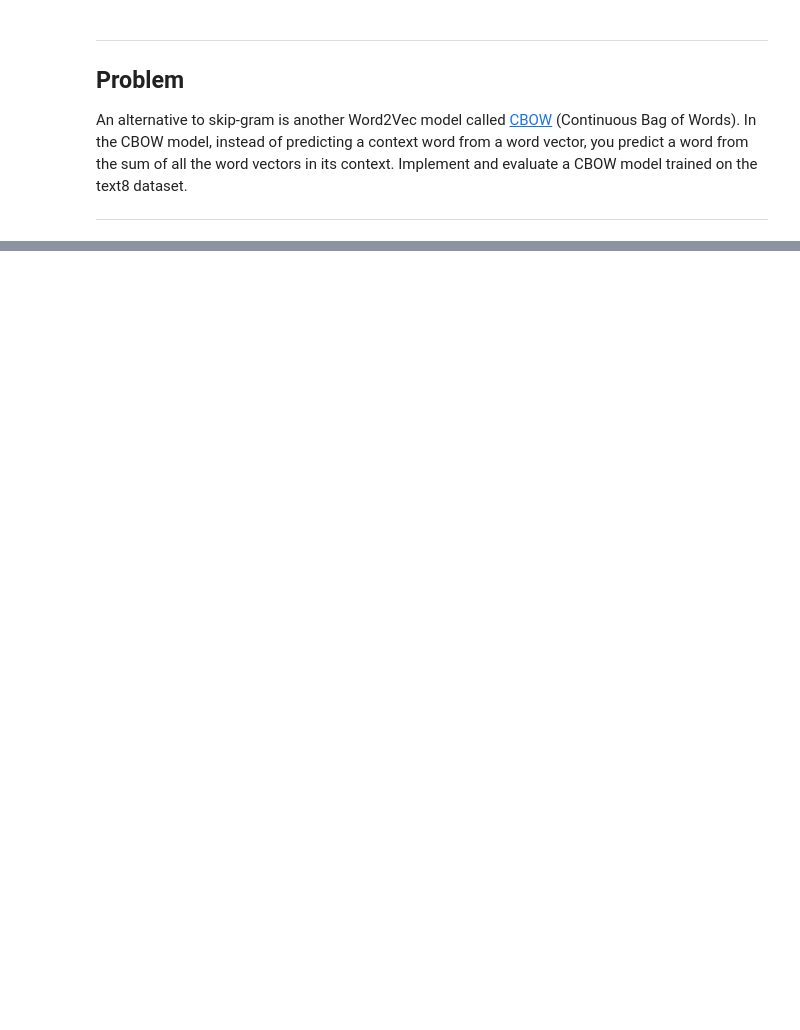
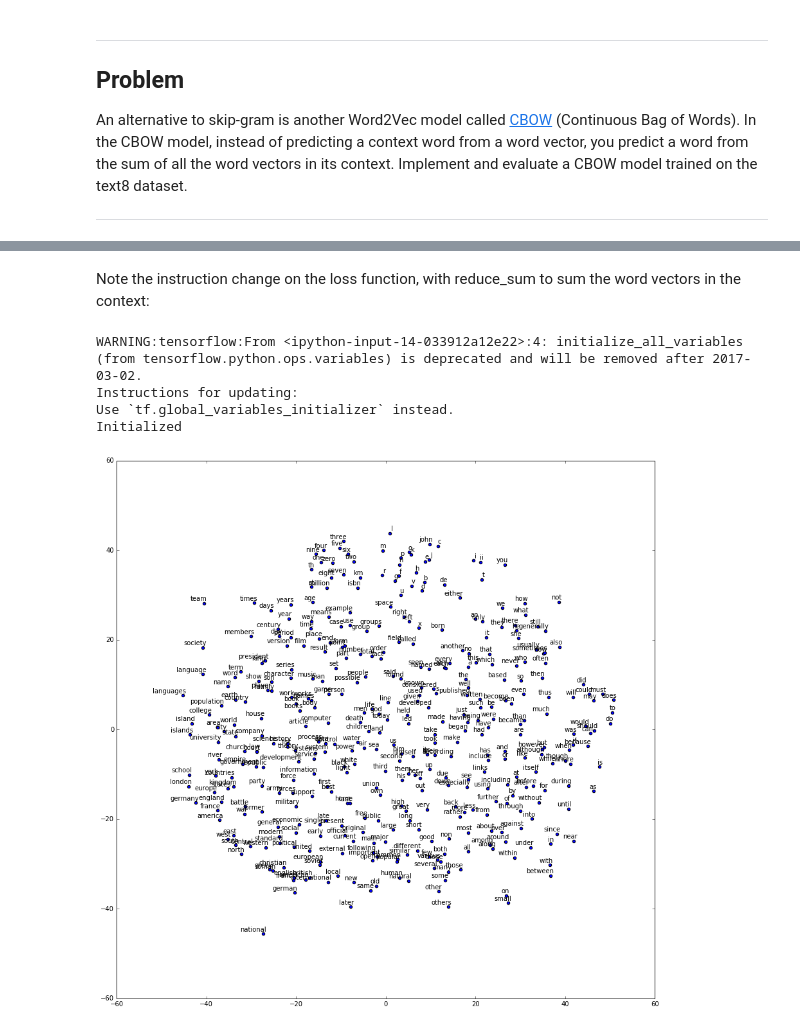
Before and after one commit to AnatoliiPotapov/Udacity-Deep-Learning, a Jupyter notebook: 5_word2vec.ipynb, the cells around one changed output, grey strips where cells are left out. Saved outputs shown, nothing was run; the diff lists cells and outputs as text; code cells hidden in the pictures; blank space fills up the shorter version.

```diff
--- a/5_word2vec.ipynb
+++ b/5_word2vec.ipynb
@@ -270,0 +311,2 @@ An alternative to skip-gram is another Word2Vec model called [CBOW](http://arxiv
+# %% [markdown]
+Note the instruction change on the loss function, with reduce_sum to sum the word vectors in the context:
@@ -270,0 +363,58 @@ An alternative to skip-gram is another Word2Vec model called [CBOW](http://arxiv
+# %%
+num_steps = 100001
+
+with tf.Session(graph=graph) as session:
+    tf.initialize_all_variables().run()
+    print('Initialized')
+    average_loss = 0
+    for step in range(num_steps):
+        batch_data, batch_labels = generate_batch(
+            batch_size, bag_window)
+        feed_dict = {train_dataset : batch_data, train_labels : batch_labels}
+        _, l = session.run([optimizer, loss], feed_dict=feed_dict)
+    average_loss += l
+    if step % 2000 == 0:
+        if step > 0:
+            average_loss = average_loss / 2000
+        # The average loss is an estimate of the loss over the last 2000 batches.
+        print('Average loss at step %d: %f' % (step, average_loss))
+        average_loss = 0
+    # note that this is expensive (~20% slowdown if computed every 500 steps)
+    if step % 10000 == 0:
+        sim = similarity.eval()
+        for i in range(valid_size):
+            valid_word = reverse_dictionary[valid_examples[i]]
+            top_k = 8 # number of nearest neighbors
+            nearest = (-sim[i, :]).argsort()[1:top_k+1]
+            log = 'Nearest to %s:' % valid_word
+        for k in range(top_k):
+            close_word = reverse_dictionary[nearest[k]]
+            log = '%s %s,' % (log, close_word)
+        print(log)
+final_embeddings = normalized_embeddings.eval()
+# %% [output]
+WARNING:tensorflow:From <ipython-input-14-033912a12e22>:4: initialize_all_variables (from tensorflow.python.ops.variables) is deprecated and will be removed after 2017-03-02.
+Instructions for updating:
+Use `tf.global_variables_initializer` instead.
+Initialized
+# %%
+num_points = 400
+
+tsne = TSNE(perplexity=30, n_components=2, init='pca', n_iter=5000)
+two_d_embeddings = tsne.fit_transform(final_embeddings[1:num_points+1, :])
+
+
+def plot(embeddings, labels):
+  assert embeddings.shape[0] >= len(labels), 'More labels than embeddings'
+  pylab.figure(figsize=(15,15))  # in inches
+  for i, label in enumerate(labels):
+    x, y = embeddings[i,:]
+    pylab.scatter(x, y)
+    pylab.annotate(label, xy=(x, y), xytext=(5, 2), textcoords='offset points',
+                   ha='right', va='bottom')
+  pylab.show()
+
+words = [reverse_dictionary[i] for i in range(1, num_points+1)]
+plot(two_d_embeddings, words)
+# %% [output]
+[figure, added]
```
Also changed, not shown: parts of 5 cells of this notebook.
